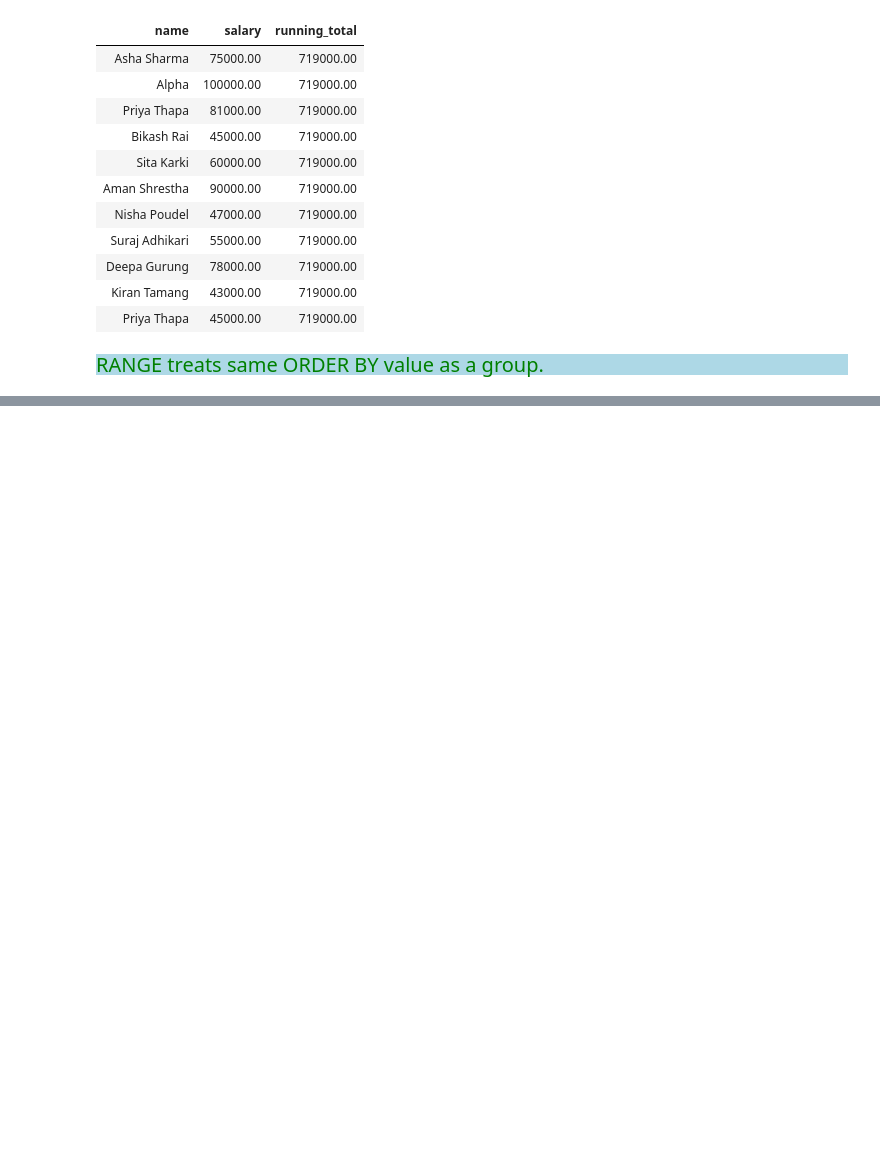
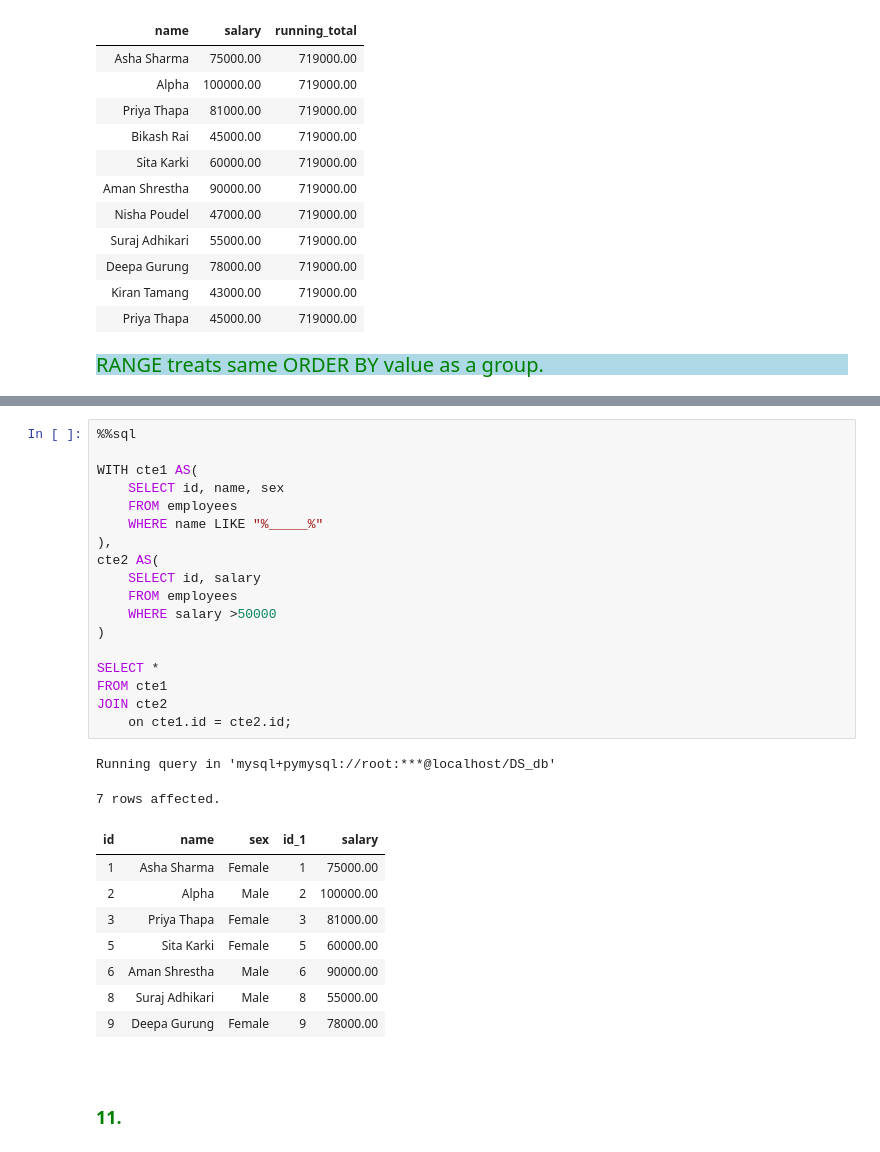
Before and after one commit to Kartika-Nidhi/SQLNotes, a Jupyter notebook: SQLNotes.ipynb, the cells around one changed output, grey strips where cells are left out. Drawn from its saved outputs; the diff is of its cells as text; blank space fills up the shorter version.

```diff
--- a/SQLNotes.ipynb
+++ b/SQLNotes.ipynb
@@ -1644,0 +1697,33 @@ Running query in 'mysql+pymysql://root:***@localhost/DS_db'
+# %%
+%%sql
+
+WITH cte1 AS(
+    SELECT id, name, sex
+    FROM employees
+    WHERE name LIKE "%_____%"
+),
+cte2 AS(
+    SELECT id, salary
+    FROM employees
+    WHERE salary >50000
+)
+
+SELECT *
+FROM cte1
+JOIN cte2
+    on cte1.id = cte2.id;
+# %% [output]
+Running query in 'mysql+pymysql://root:***@localhost/DS_db'
+7 rows affected.
+| id | name | sex | id_1 | salary |
+| 1 | Asha Sharma | Female | 1 | 75000.00 |
+| 2 | Alpha | Male | 2 | 100000.00 |
+| 3 | Priya Thapa | Female | 3 | 81000.00 |
+| 5 | Sita Karki | Female | 5 | 60000.00 |
+| 6 | Aman Shrestha | Male | 6 | 90000.00 |
+| 8 | Suraj Adhikari | Male | 8 | 55000.00 |
+| 9 | Deepa Gurung | Female | 9 | 78000.00 |
+# %% [markdown]
+<div>
+# %% [markdown]
+<h3 style = "color:green">11.
```
Also changed, not shown: parts of 6 cells of this notebook.
